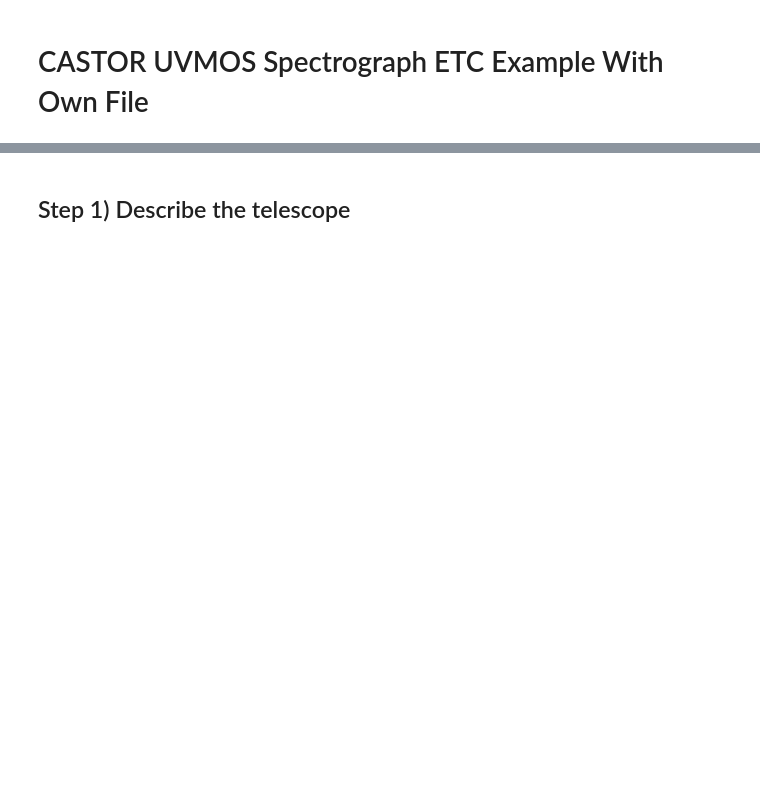
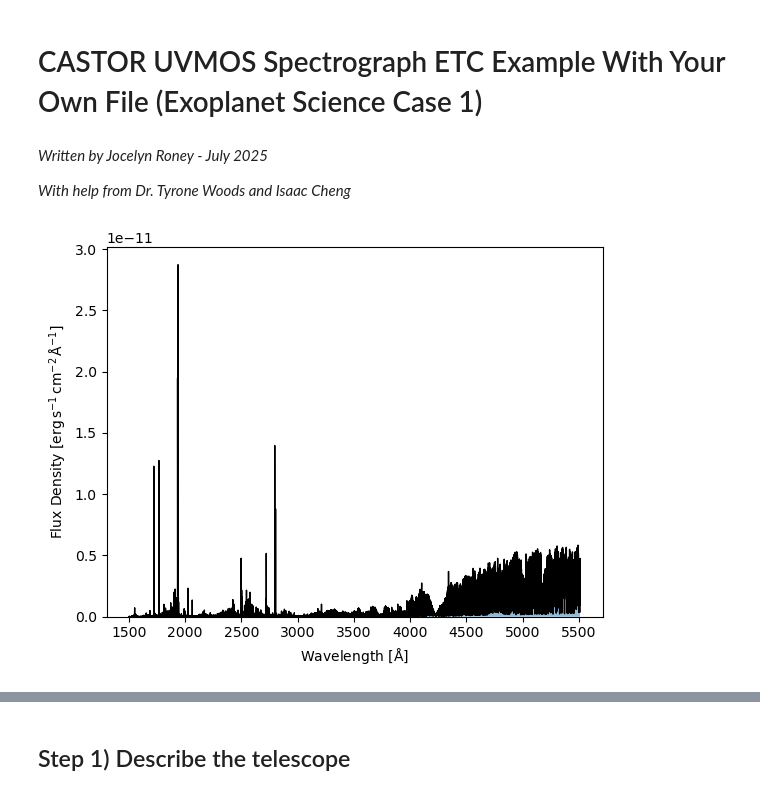
Before and after one commit to CASTOR-telescope/ETC_notebooks, a Jupyter notebook: using_uvmos_with_own_data.ipynb, the cells around one changed output, grey strips where cells are left out. Saved outputs shown, nothing was run; the diff lists cells and outputs as text; code cells hidden in the pictures; blank space fills up the shorter version.

```diff
--- a/using_uvmos_with_own_data.ipynb
+++ b/using_uvmos_with_own_data.ipynb
@@ -1,2 +1,43 @@
 # %% [markdown]
-# CASTOR UVMOS Spectrograph ETC Example With Own File
+# CASTOR UVMOS Spectrograph ETC Example With Your Own File (Exoplanet Science Case 1)
+# %% [markdown]
+_Written by Jocelyn Roney - July 2025_
+
+_With help from Dr. Tyrone Woods and Isaac Cheng_
+# %%
+import matplotlib
+import astropy.units as u
+import matplotlib.pyplot as plt
+import numpy as np
+from astropy import constants as const
+
+from castor_etc.background import Background
+from castor_etc.photometry import Photometry
+from castor_etc.sources import ExtendedSource, GalaxySource, PointSource
+from castor_etc.telescope import Telescope
+
+from castor_etc.uvmos_spectroscopy import UVMOS_Spectroscopy
+
+import pandas as pd
+import matplotlib.pyplot as plt
+import math
+plt.rcParams.update(plt.rcParamsDefault) #Used to make graphs on Visual Studio Code and matplotlib.pyplot
+MyTelescope = Telescope()
+MyTelescope.dark_current = 0.01
+MyBackground = Background()
+df = pd.read_csv(r"C:\Users\jgron\OneDrive\Desktop\CASTOR Summer 2025\Example Notbook 650Myr_Median\650Myr_0.35M_Median.csv")
+# Drop duplicates in 'Column1', keeping the first occurrence, this will also drop the attahced flux as well
+df_no_duplicates = df.drop_duplicates(subset=['Wavelength (Ang)'], keep='first')
+# Turns the two column df into two 1D arrays
+wavelength = df_no_duplicates['Wavelength (Ang)'].to_numpy()
+flux = df_no_duplicates['Flux Density (erg/cm2/s/Ang)'].to_numpy()
+MySource = PointSource()
+#My data had wavelength values from 0 Ang up to 55000 Ang. CASTORs bandwidth is from 1500 Ang to 5500 Ang.
+#To reflect this, I sliced the index, these values may be different for you and your file.
+MySource.set_spectrum(wavelengths = wavelength[94866:595683], spectrum = flux[94866:595683], unit = "flam")
+MySource.norm_to_AB_mag(10)
+MySource.show_spectrum()
+MySpec = UVMOS_Spectroscopy(MyTelescope, MySource, MyBackground)
+MySpec.specify_slit()
+# %% [output]
+[figure, added]
```
Also changed, not shown: parts of 22 cells of this notebook.
